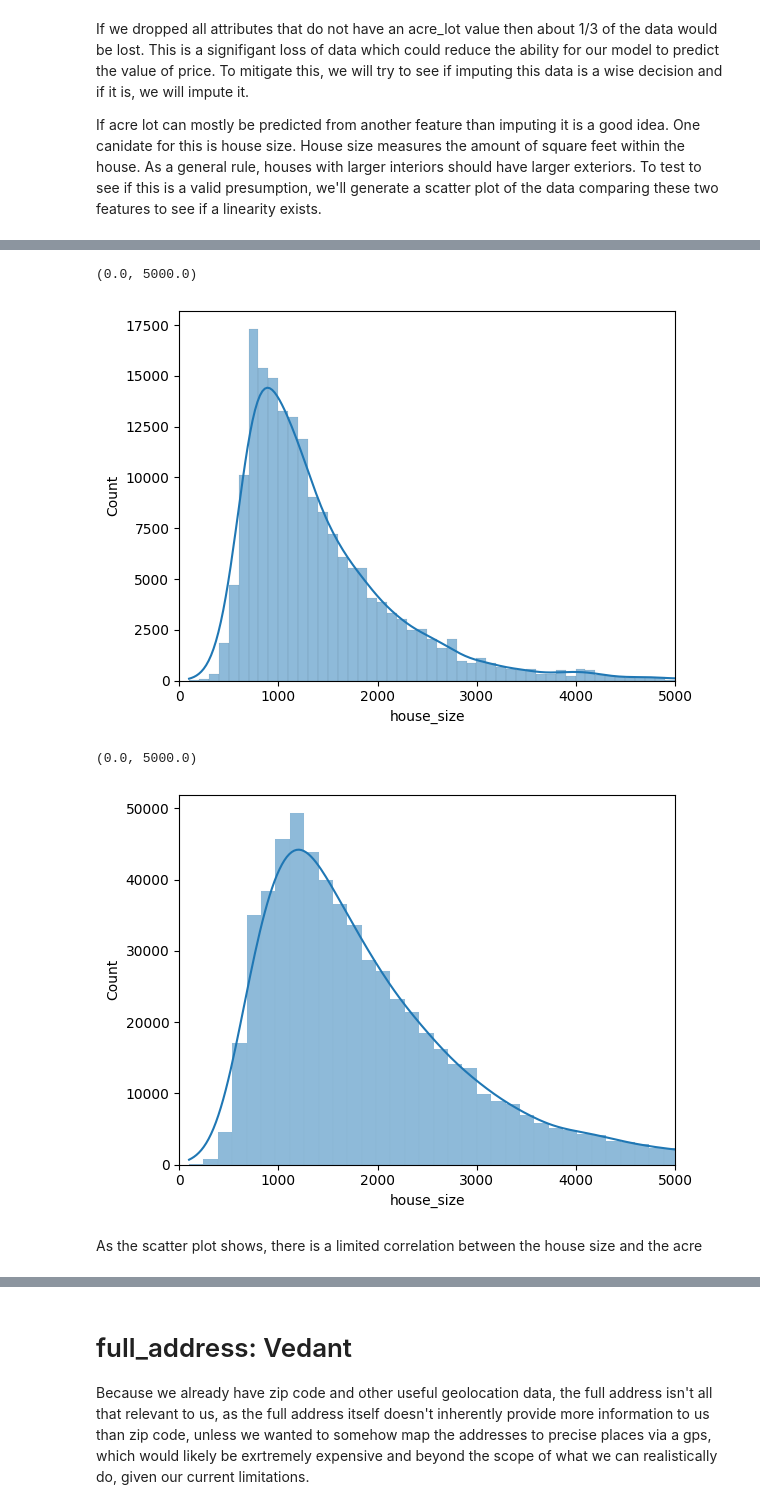
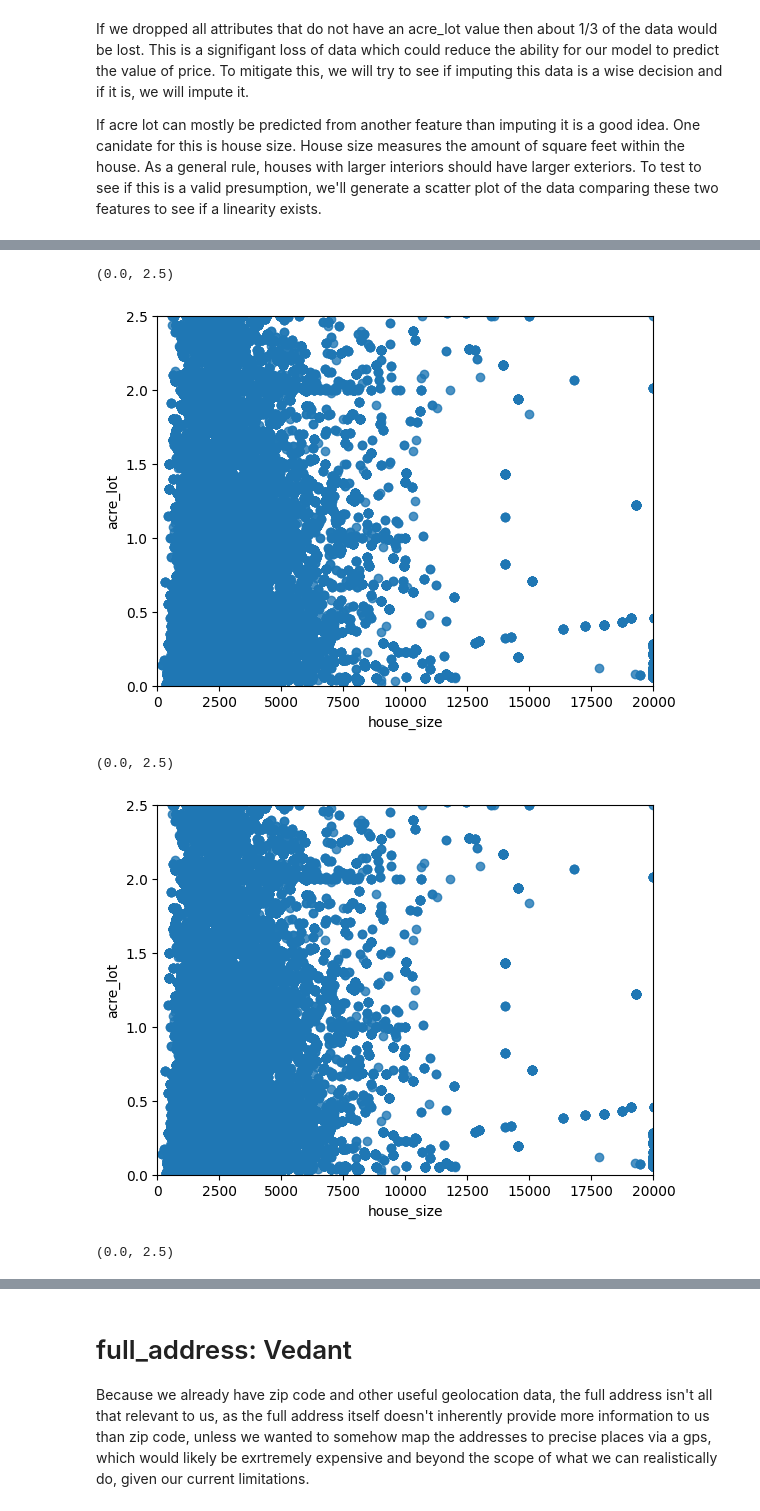
Before and after one commit to saakethkoka/Real-Estate-EDA, a Jupyter notebook: eda.ipynb, the cells around one changed output, grey strips where cells are left out. Cells and saved outputs as stored; diff of their text form; code cells hidden in the pictures.

```diff
--- a/eda.ipynb
+++ b/eda.ipynb
@@ -204,14 +199,10 @@ plt.scatter(df.house_size, df.acre_lot)
-# %%
-sns.histplot(data=df[df["acre_lot"].isna()], x="house_size", kde=True, bins=1000,kde_kws={'clip' : (0, 5000)})
-plt.xlim(0, 5000)
-# %% [output]
-(0.0, 5000.0)
-[figure, removed]
-# %%
-sns.histplot(data=df, x="house_size", kde=True, bins=10000,kde_kws={'clip' : (0, 5000)})
-plt.xlim(0, 5000)
-# %% [output]
-(0.0, 5000.0)
-[figure, removed]
-# %% [markdown]
-As the scatter plot shows, there is a limited correlation between the house size and the acre
+# %%
+sns.regplot(df,x="house_size",y="acre_lot",fit_reg=True)
+plt.xlim(0, 20000)
+plt.ylim(0,2.50)
+# %% [output]
+(0.0, 2.5)
+[figure, added]
+(0.0, 2.5)
+[figure, added]
+(0.0, 2.5)
```
Also changed, not shown: parts of 8 cells of this notebook.
